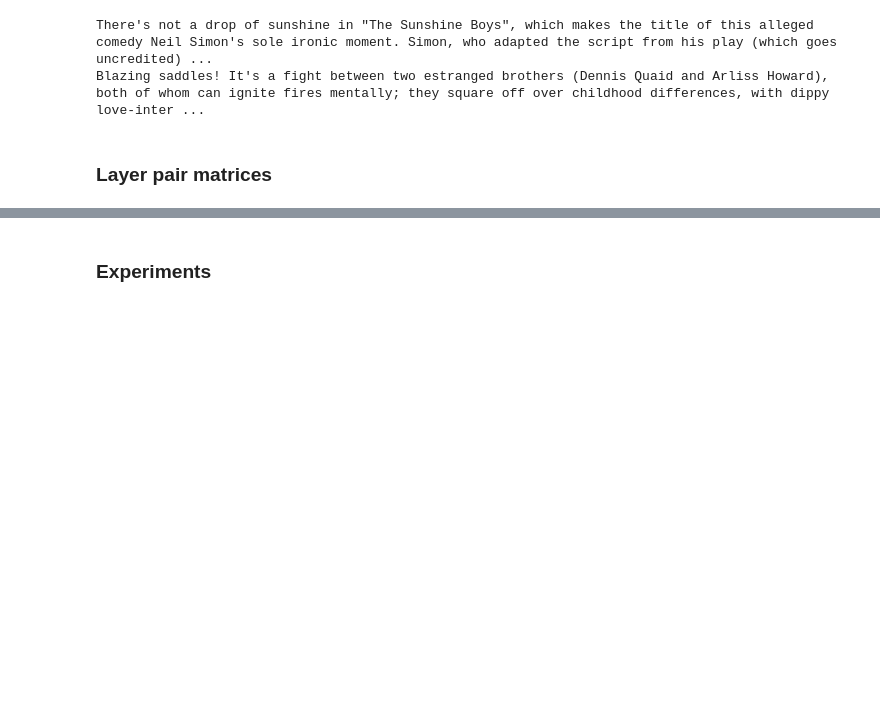
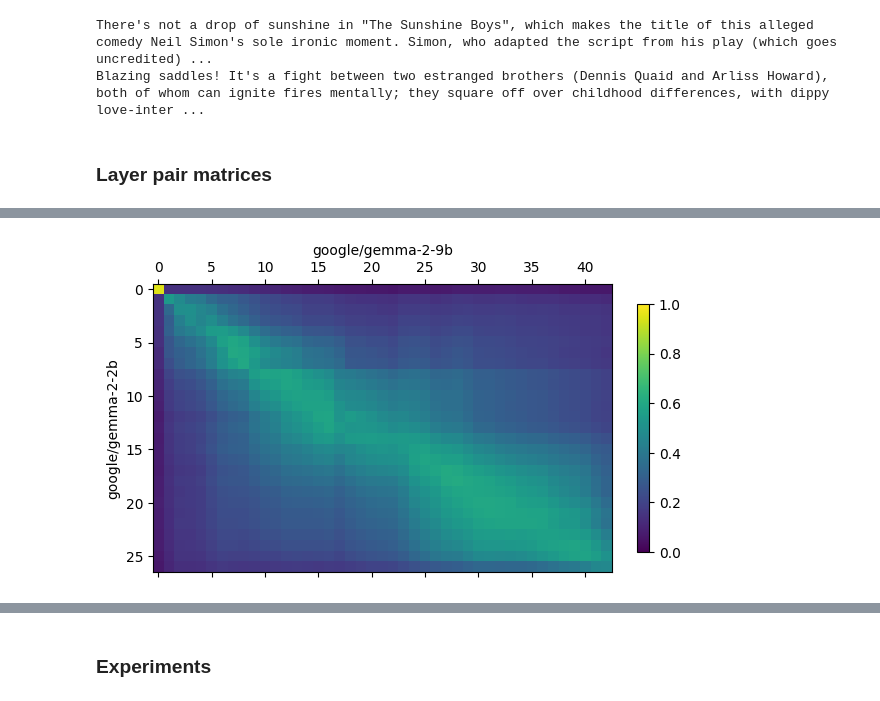
Before and after one commit to chriswolfram/unireps, a Jupyter notebook: notebooks/unireps-2.ipynb, the cells around one changed output, grey strips where cells are left out. Drawn from its saved outputs; the diff is of its cells as text; code cells hidden in the pictures; blank space fills up the shorter version.

```diff
--- a/notebooks/unireps-2.ipynb
+++ b/notebooks/unireps-2.ipynb
@@ -111,0 +188,5 @@ Blazing saddles! It's a fight between two estranged brothers (Dennis Quaid and A
+# %%
+layer_similarities_plot('google/gemma-2-2b', 'google/gemma-2-9b', 'imdb')
+plt.show()
+# %% [output]
+[figure, added]
```
Also changed, not shown: parts of 24 cells of this notebook, 1 other file.
